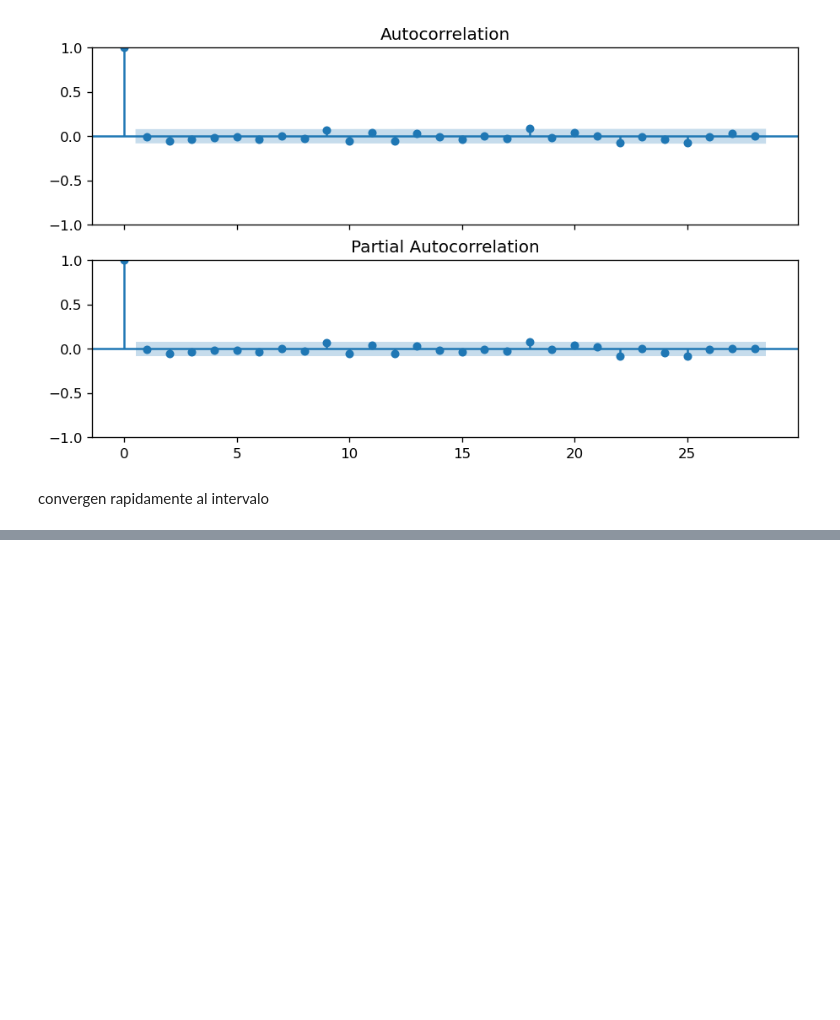
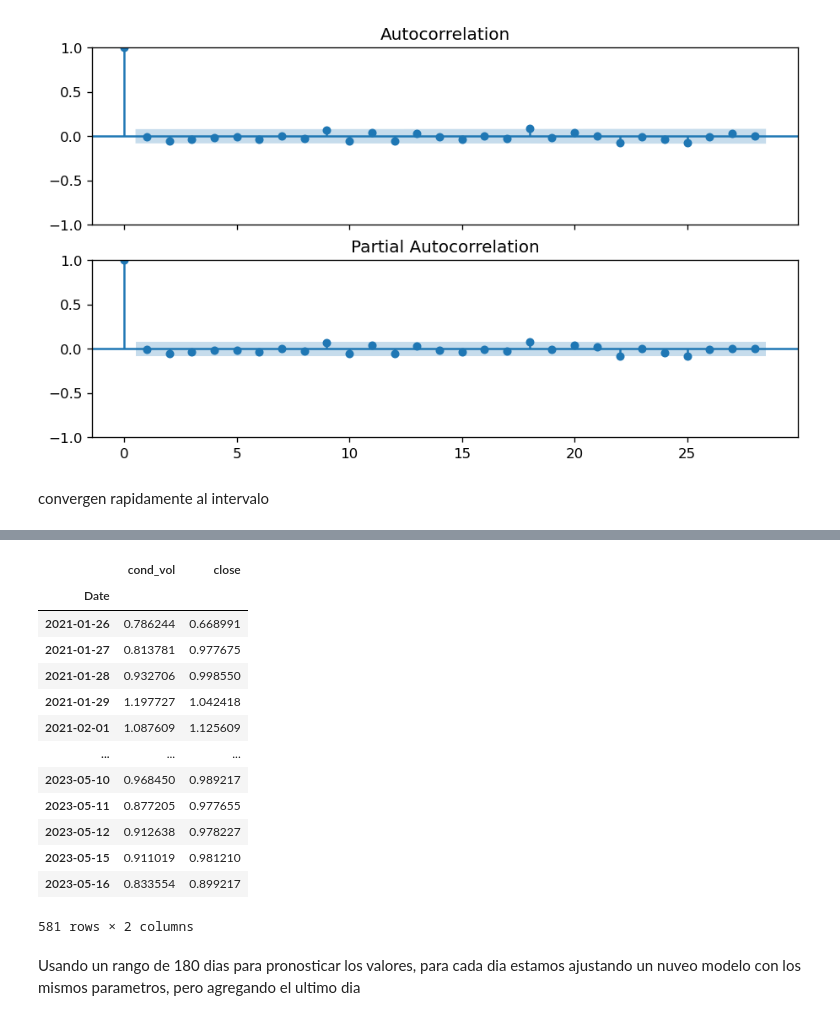
Before and after one commit to juanguzman2/Prediccion-del-indice-SyP500-mediante-XGBOOST-y-el-modelo-GARCH, a Jupyter notebook: Prediccion/prediccion_serie_tiempo.ipynb, the cells around one changed output, grey strips where cells are left out. Saved outputs shown, nothing was run; the diff lists cells and outputs as text; code cells hidden in the pictures; blank space fills up the shorter version.

```diff
--- a/Prediccion/prediccion_serie_tiempo.ipynb
+++ b/Prediccion/prediccion_serie_tiempo.ipynb
@@ -194,0 +213,5 @@ print(f"Orden adecuado del modelo GARCH: {order}")
+# %%
+# definir la serie completa como el modelo previamente definido
+full_serie_garch = arch_model(retornos,dist='ged',vol='GARCH',p=4,q=4)
+# ajuste del modelo para la serie completa
+model_fit_full_serie = full_serie_garch.fit(disp='off')
@@ -194,0 +238,19 @@ print(f"Orden adecuado del modelo GARCH: {order}")
+# %%
+# Concatenar los valores verdaderos y los entrenados por el modelo
+garch_and_rolling_std = pd.concat([pd.DataFrame(model_fit_full_serie.conditional_volatility),rolling_vol.dropna()],axis=1).dropna()
+garch_and_rolling_std
+# %% [output]
+|  | cond_vol | close |
+| Date |  |  |
+| 2021-01-26 | 0.786244 | 0.668991 |
+| 2021-01-27 | 0.813781 | 0.977675 |
+| 2021-01-28 | 0.932706 | 0.998550 |
+| 2021-01-29 | 1.197727 | 1.042418 |
+| 2021-02-01 | 1.087609 | 1.125609 |
+| ... | ... | ... |
+| 2023-05-10 | 0.968450 | 0.989217 |
+| 2023-05-11 | 0.877205 | 0.977655 |
+| 2023-05-12 | 0.912638 | 0.978227 |
+| 2023-05-15 | 0.911019 | 0.981210 |
+| 2023-05-16 | 0.833554 | 0.899217 |
+581 rows × 2 columns
@@ -194,0 +261,2 @@ print(f"Orden adecuado del modelo GARCH: {order}")
+# %% [markdown]
+Usando un rango de 180 dias para pronosticar los valores, para cada dia estamos ajustando un nuveo modelo con los mismos parametros, pero agregando el ultimo dia
```
Also changed, not shown: parts of 29 cells of this notebook.
